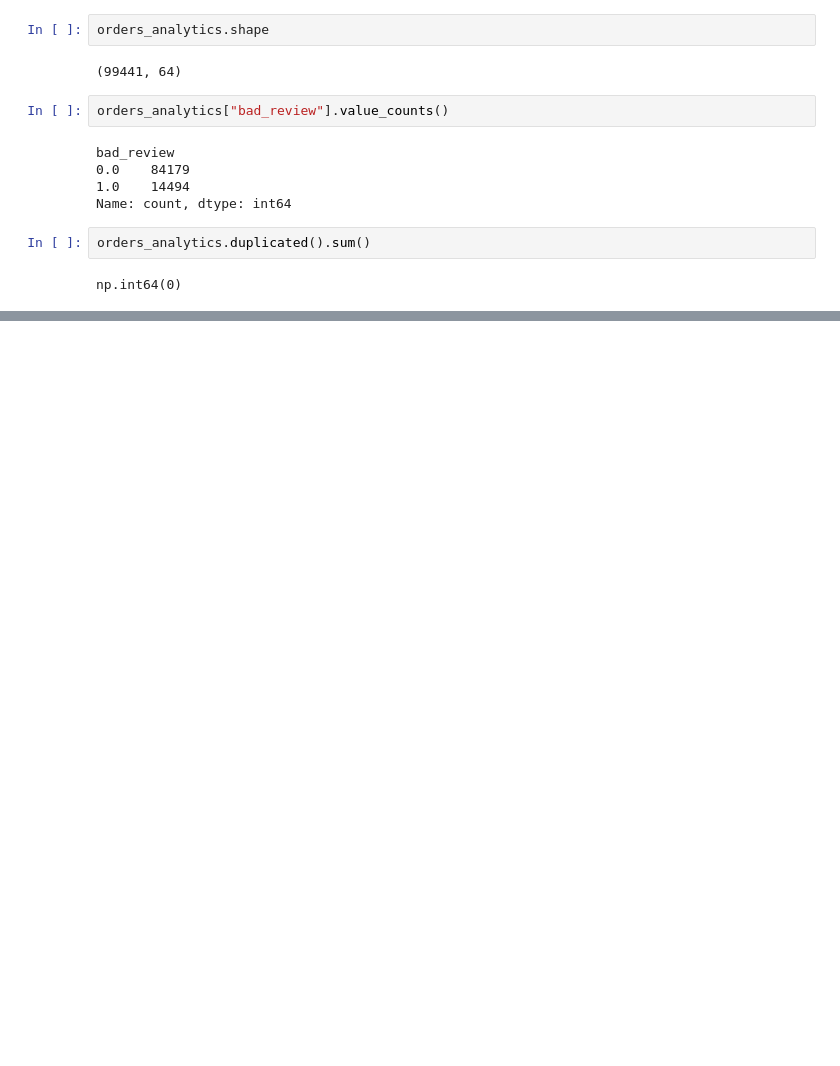
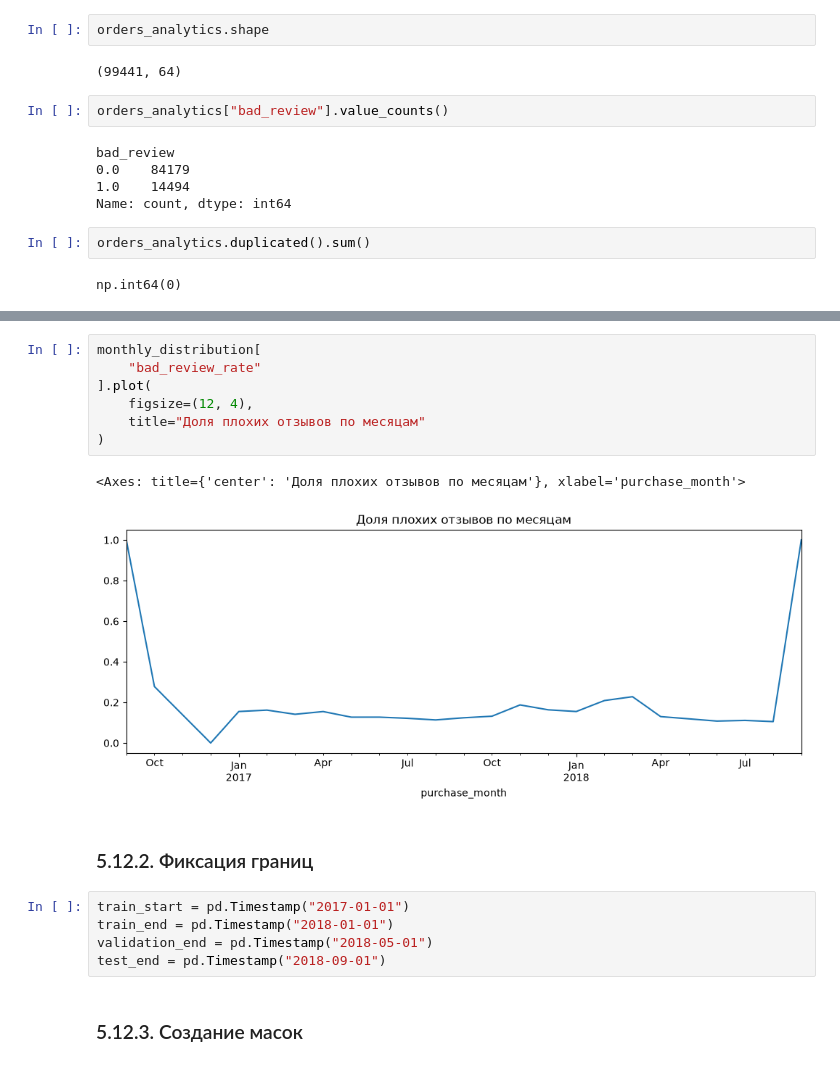
Before and after one commit to Vaindrakh-Elizaveta/olist-ecommerce-analysis, a Jupyter notebook: notebooks/05_model_preparation.ipynb, the cells around one changed output, grey strips where cells are left out. Drawn from its saved outputs; the diff is of its cells as text; blank space fills up the shorter version.

```diff
--- a/notebooks/05_model_preparation.ipynb
+++ b/notebooks/05_model_preparation.ipynb
@@ -756,0 +554,19 @@ Name: count, dtype: int64
+# %%
+monthly_distribution[
+    "bad_review_rate"
+].plot(
+    figsize=(12, 4),
+    title="Доля плохих отзывов по месяцам"
+)
+# %% [output]
+<Axes: title={'center': 'Доля плохих отзывов по месяцам'}, xlabel='purchase_month'>
+[figure, added]
+# %% [markdown]
+### 5.12.2. Фиксация границ
+# %%
+train_start = pd.Timestamp("2017-01-01")
+train_end = pd.Timestamp("2018-01-01")
+validation_end = pd.Timestamp("2018-05-01")
+test_end = pd.Timestamp("2018-09-01")
+# %% [markdown]
+### 5.12.3. Создание масок
```
Also changed, not shown: parts of 169 cells of this notebook, 1 other file.
